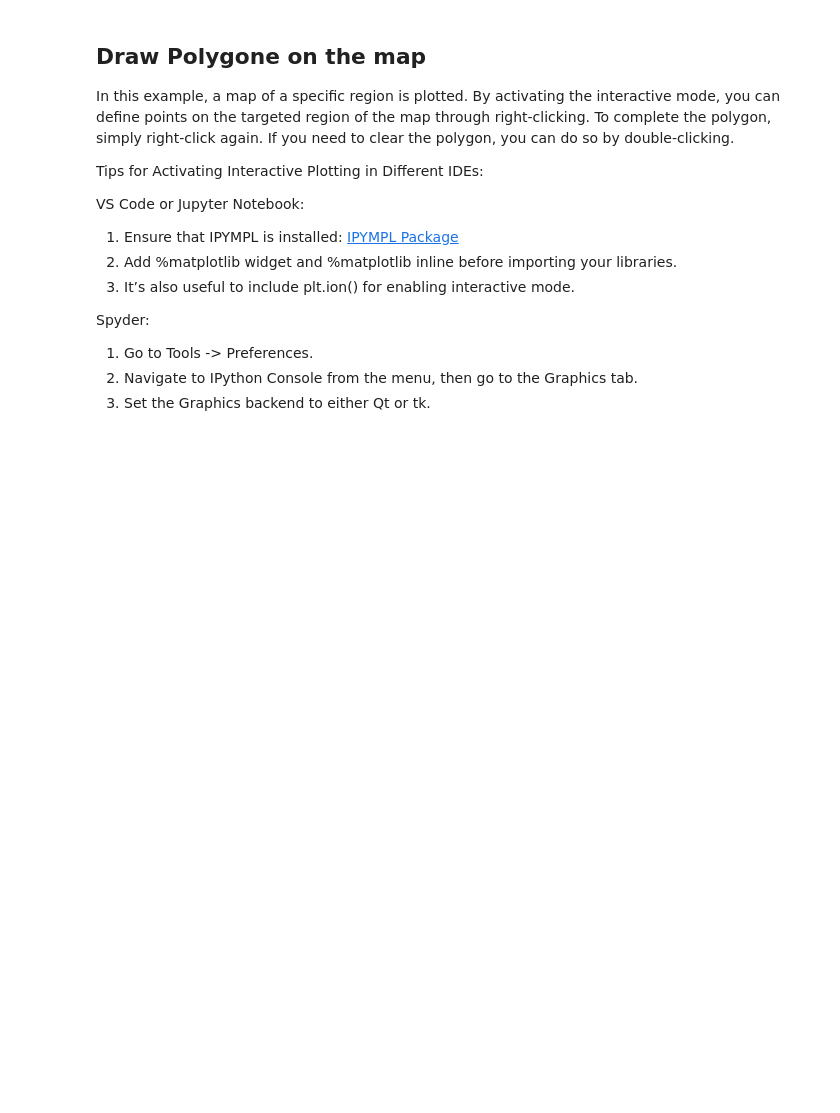
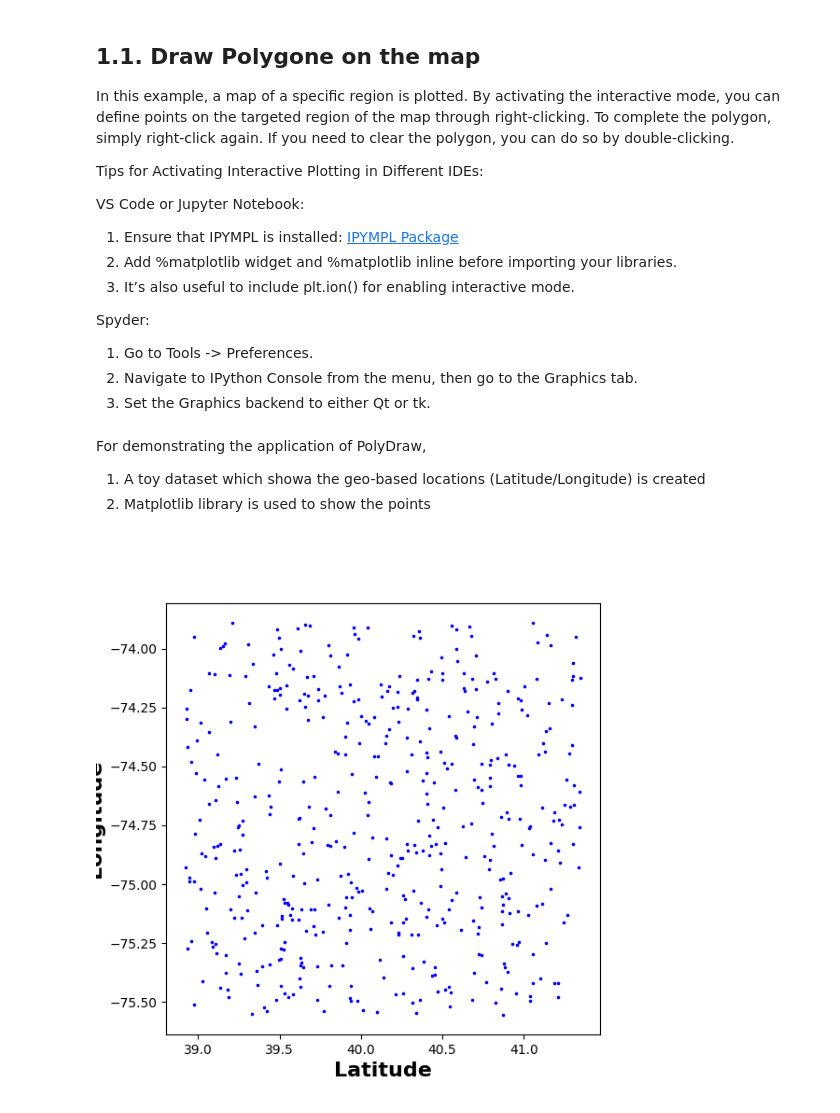
Before and after one commit to ParisaToofani/PyGiggles, a Jupyter notebook: Examples.ipynb, the cells around one changed output. Cells and saved outputs as stored; diff of their text form; code cells hidden in the pictures; blank space fills up the shorter version.

```diff
--- a/Examples.ipynb
+++ b/Examples.ipynb
@@ -5,7 +5,7 @@ This notebook provides practical examples demonstrating how to utilize the Pytho
 
 Each example highlights the usage of specific functions or classes from the provided Python files, offering insights into real-world applications. Follow along to see how these implementations can streamline your coding processes and solve common programming challenges.
 # %% [markdown]
-## Draw Polygone on the map
+## 1.1. Draw Polygone on the map
 
 In this example, a map of a specific region is plotted. By activating the interactive mode, you can define points on the targeted region of the map through right-clicking. To complete the polygon, simply right-click again. If you need to clear the polygon, you can do so by double-clicking.
 
@@ -24,0 +30,22 @@ Spyder:
+# %% [markdown]
+For demonstrating the application of PolyDraw,
+
+1) A toy dataset which showa the geo-based locations (Latitude/Longitude) is created
+2) Matplotlib library is used to show the points
+# %%
+# Creating the random latitude and longitude points
+# Bounding box for New Jersey (approximate)
+min_lat = 38.92
+max_lat = 41.35
+min_lon = -75.56
+max_lon = -73.89
+lat_points = np.random.uniform(min_lat, max_lat, size=500)
+lng_points = np.random.uniform(min_lon, max_lon, size=500)
+# Start plotting
+fig1 = plt.figure(figsize=(6,6))
+plt.scatter(lat_points, lng_points, c='b', s=2.5)
+plt.ylabel("Longitude", fontsize=16, fontweight='bold')
+plt.xlabel("Latitude", fontsize=16, fontweight='bold')
+plt.show()
+# %% [output]
+[figure, added]
```
Also changed, not shown: parts of 4 cells of this notebook.
